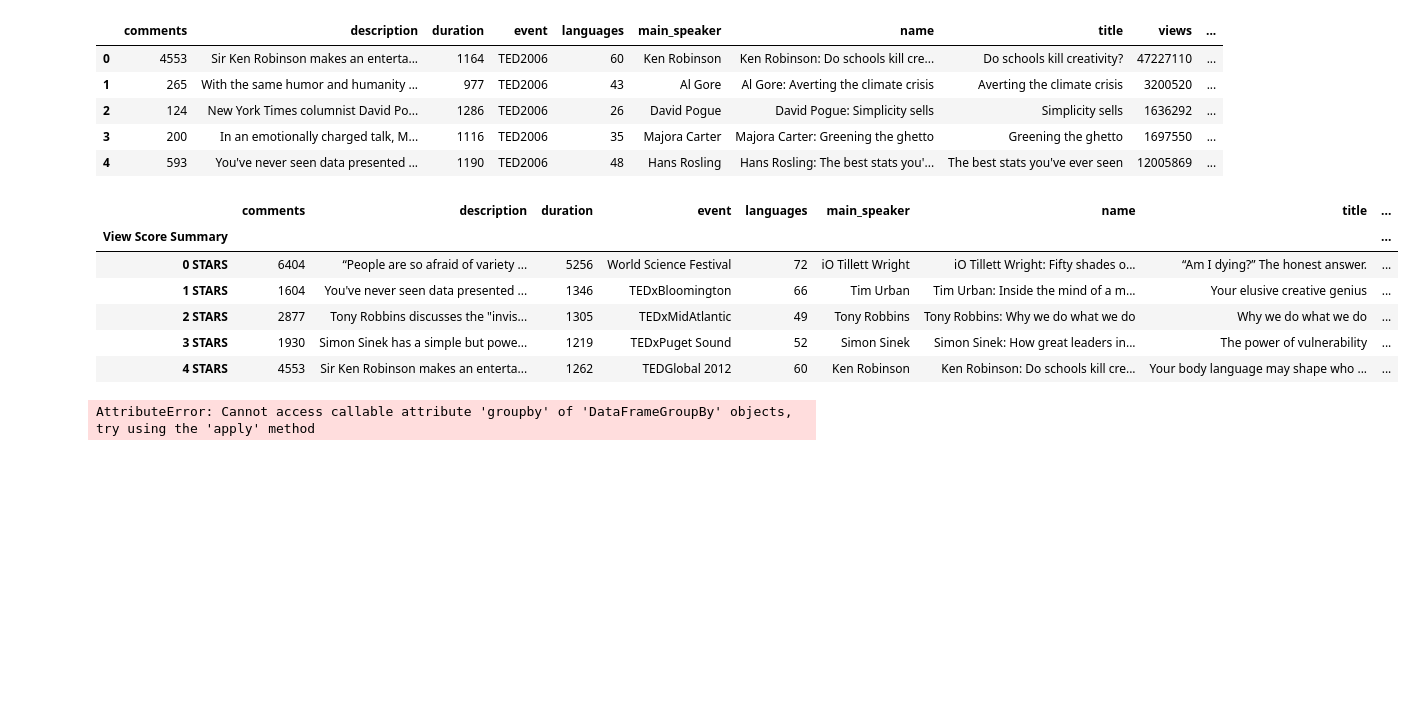
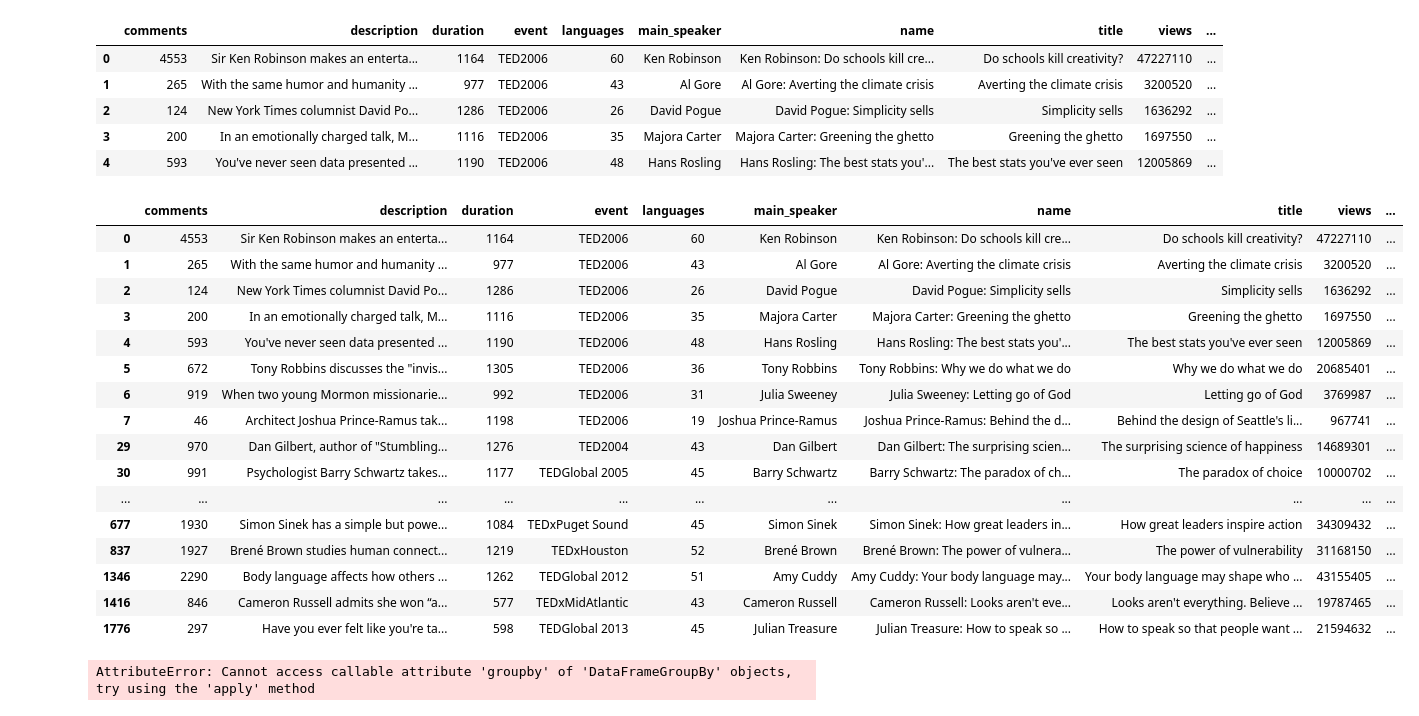
Before and after one commit to projekt888/Georgia-Tech-Analytics, a Jupyter notebook: Other/04-Pandas/3/Activities/04-Stu_TedTalks/Unsolved/BinningTed.ipynb, the cells around one changed output. Saved outputs shown, nothing was run; the diff lists cells and outputs as text; code cells hidden in the pictures; blank space fills up the shorter version.

```diff
--- a/Other/04-Pandas/3/Activities/04-Stu_TedTalks/Unsolved/BinningTed.ipynb
+++ b/Other/04-Pandas/3/Activities/04-Stu_TedTalks/Unsolved/BinningTed.ipynb
@@ -63,16 +63,26 @@ ted_df.head()
 # %%
 # Place the data series into a new column inside of the DataFrame
 
 # Creating a group based off of the bins
 ted_dff = ted_df.groupby("View Score Summary")
-ted_dff.max()
+ted_dff.head()
 # %% [output]
-|  | comments | description | duration | event | languages | main_speaker | name | title | ... |
-| View Score Summary |  |  |  |  |  |  |  |  | ... |
-| 0 STARS | 6404 | “People are so afraid of variety ... | 5256 | World Science Festival | 72 | iO Tillett Wright | iO Tillett Wright: Fifty shades o... | “Am I dying?” The honest answer. | ... |
-| 1 STARS | 1604 | You've never seen data presented ... | 1346 | TEDxBloomington | 66 | Tim Urban | Tim Urban: Inside the mind of a m... | Your elusive creative genius | ... |
-| 2 STARS | 2877 | Tony Robbins discusses the "invis... | 1305 | TEDxMidAtlantic | 49 | Tony Robbins | Tony Robbins: Why we do what we do | Why we do what we do | ... |
-| 3 STARS | 1930 | Simon Sinek has a simple but powe... | 1219 | TEDxPuget Sound | 52 | Simon Sinek | Simon Sinek: How great leaders in... | The power of vulnerability | ... |
-| 4 STARS | 4553 | Sir Ken Robinson makes an enterta... | 1262 | TEDGlobal 2012 | 60 | Ken Robinson | Ken Robinson: Do schools kill cre... | Your body language may shape who ... | ... |
+|  | comments | description | duration | event | languages | main_speaker | name | title | views | ... |
+| 0 | 4553 | Sir Ken Robinson makes an enterta... | 1164 | TED2006 | 60 | Ken Robinson | Ken Robinson: Do schools kill cre... | Do schools kill creativity? | 47227110 | ... |
+| 1 | 265 | With the same humor and humanity ... | 977 | TED2006 | 43 | Al Gore | Al Gore: Averting the climate crisis | Averting the climate crisis | 3200520 | ... |
+| 2 | 124 | New York Times columnist David Po... | 1286 | TED2006 | 26 | David Pogue | David Pogue: Simplicity sells | Simplicity sells | 1636292 | ... |
+| 3 | 200 | In an emotionally charged talk, M... | 1116 | TED2006 | 35 | Majora Carter | Majora Carter: Greening the ghetto | Greening the ghetto | 1697550 | ... |
+| 4 | 593 | You've never seen data presented ... | 1190 | TED2006 | 48 | Hans Rosling | Hans Rosling: The best stats you'... | The best stats you've ever seen | 12005869 | ... |
+| 5 | 672 | Tony Robbins discusses the "invis... | 1305 | TED2006 | 36 | Tony Robbins | Tony Robbins: Why we do what we do | Why we do what we do | 20685401 | ... |
+| 6 | 919 | When two young Mormon missionarie... | 992 | TED2006 | 31 | Julia Sweeney | Julia Sweeney: Letting go of God | Letting go of God | 3769987 | ... |
+| 7 | 46 | Architect Joshua Prince-Ramus tak... | 1198 | TED2006 | 19 | Joshua Prince-Ramus | Joshua Prince-Ramus: Behind the d... | Behind the design of Seattle's li... | 967741 | ... |
+| 29 | 970 | Dan Gilbert, author of "Stumbling... | 1276 | TED2004 | 43 | Dan Gilbert | Dan Gilbert: The surprising scien... | The surprising science of happiness | 14689301 | ... |
+| 30 | 991 | Psychologist Barry Schwartz takes... | 1177 | TEDGlobal 2005 | 45 | Barry Schwartz | Barry Schwartz: The paradox of ch... | The paradox of choice | 10000702 | ... |
+| ... | ... | ... | ... | ... | ... | ... | ... | ... | ... | ... |
+| 677 | 1930 | Simon Sinek has a simple but powe... | 1084 | TEDxPuget Sound | 45 | Simon Sinek | Simon Sinek: How great leaders in... | How great leaders inspire action | 34309432 | ... |
+| 837 | 1927 | Brené Brown studies human connect... | 1219 | TEDxHouston | 52 | Brené Brown | Brené Brown: The power of vulnera... | The power of vulnerability | 31168150 | ... |
+| 1346 | 2290 | Body language affects how others ... | 1262 | TEDGlobal 2012 | 51 | Amy Cuddy | Amy Cuddy: Your body language may... | Your body language may shape who ... | 43155405 | ... |
+| 1416 | 846 | Cameron Russell admits she won “a... | 577 | TEDxMidAtlantic | 43 | Cameron Russell | Cameron Russell: Looks aren't eve... | Looks aren't everything. Believe ... | 19787465 | ... |
+| 1776 | 297 | Have you ever felt like you're ta... | 598 | TEDGlobal 2013 | 45 | Julian Treasure | Julian Treasure: How to speak so ... | How to speak so that people want ... | 21594632 | ... |
 # %%
 # Create a GroupBy object based upon "View Group"
```
Also changed, not shown: parts of 1 cell of this notebook, 3 other files.
